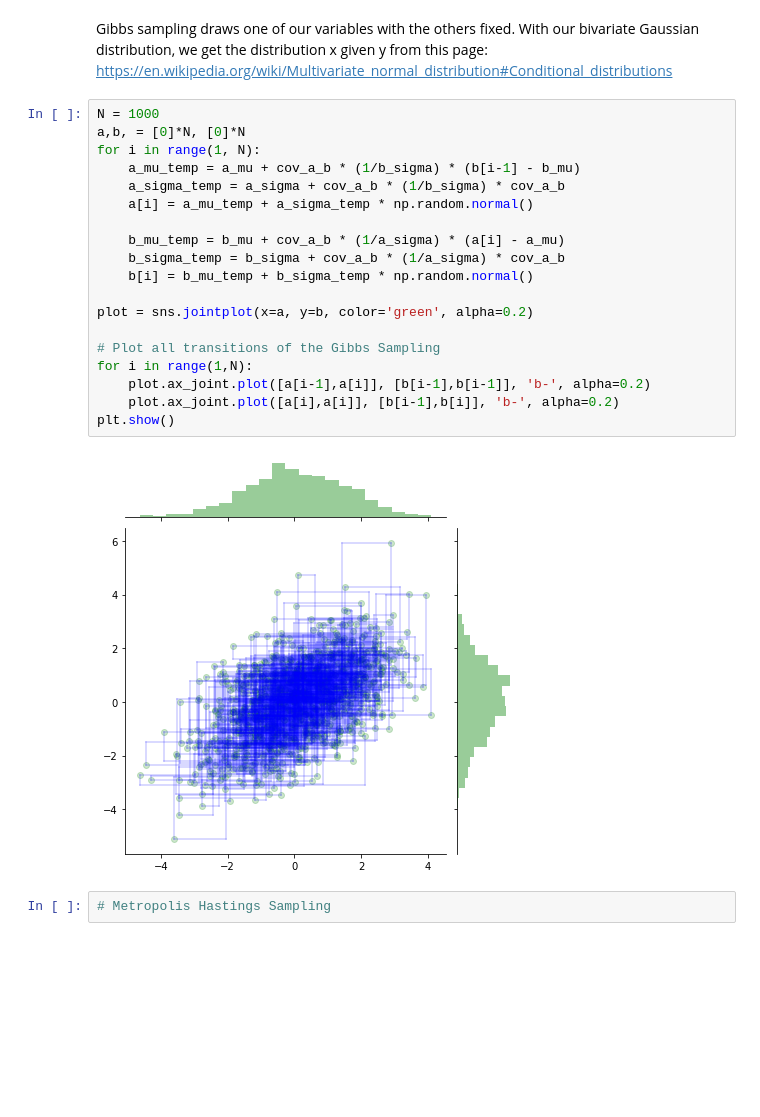
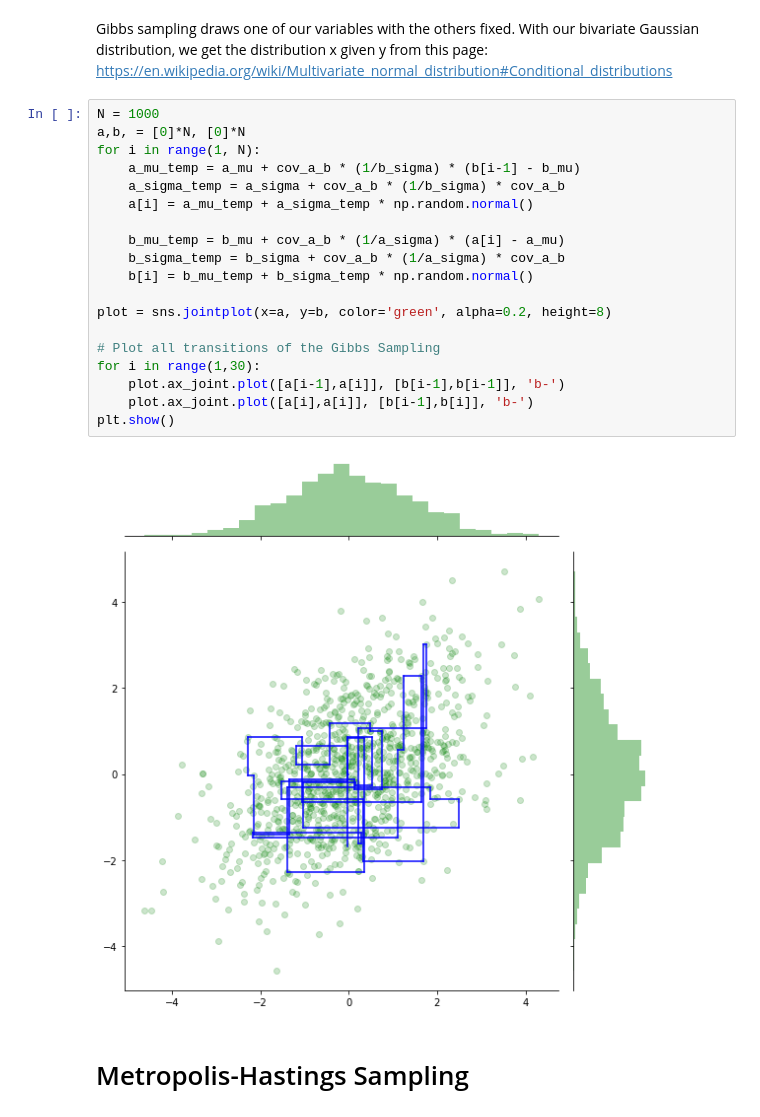
Before and after one commit to aymeric-roucher/Experiments, a Jupyter notebook: Samplings.ipynb, the cells around one changed output. Cells and saved outputs as stored; diff of their text form; blank space fills up the shorter version.

Commit message:
Make Gibbs plot clearer.

```diff
--- a/Samplings.ipynb
+++ b/Samplings.ipynb
@@ -42,23 +42,23 @@ Gibbs sampling draws one of our variables with the others fixed. With our bivari
 # %%
 N = 1000
 a,b, = [0]*N, [0]*N
 for i in range(1, N):
     a_mu_temp = a_mu + cov_a_b * (1/b_sigma) * (b[i-1] - b_mu)
     a_sigma_temp = a_sigma + cov_a_b * (1/b_sigma) * cov_a_b
     a[i] = a_mu_temp + a_sigma_temp * np.random.normal()
 
     b_mu_temp = b_mu + cov_a_b * (1/a_sigma) * (a[i] - a_mu)
     b_sigma_temp = b_sigma + cov_a_b * (1/a_sigma) * cov_a_b
     b[i] = b_mu_temp + b_sigma_temp * np.random.normal()
 
-plot = sns.jointplot(x=a, y=b, color='green', alpha=0.2)
+plot = sns.jointplot(x=a, y=b, color='green', alpha=0.2, height=8)
 
 # Plot all transitions of the Gibbs Sampling
-for i in range(1,N):
-    plot.ax_joint.plot([a[i-1],a[i]], [b[i-1],b[i-1]], 'b-', alpha=0.2)
-    plot.ax_joint.plot([a[i],a[i]], [b[i-1],b[i]], 'b-', alpha=0.2)
+for i in range(1,30):
+    plot.ax_joint.plot([a[i-1],a[i]], [b[i-1],b[i-1]], 'b-')
+    plot.ax_joint.plot([a[i],a[i]], [b[i-1],b[i]], 'b-')
 plt.show()
 # %% [output]
-[figure, old version]
+[figure, new version]
-# %%
-# Metropolis Hastings Sampling
+# %% [markdown]
+# Metropolis-Hastings Sampling
```
Also changed, not shown: parts of 3 cells of this notebook.
